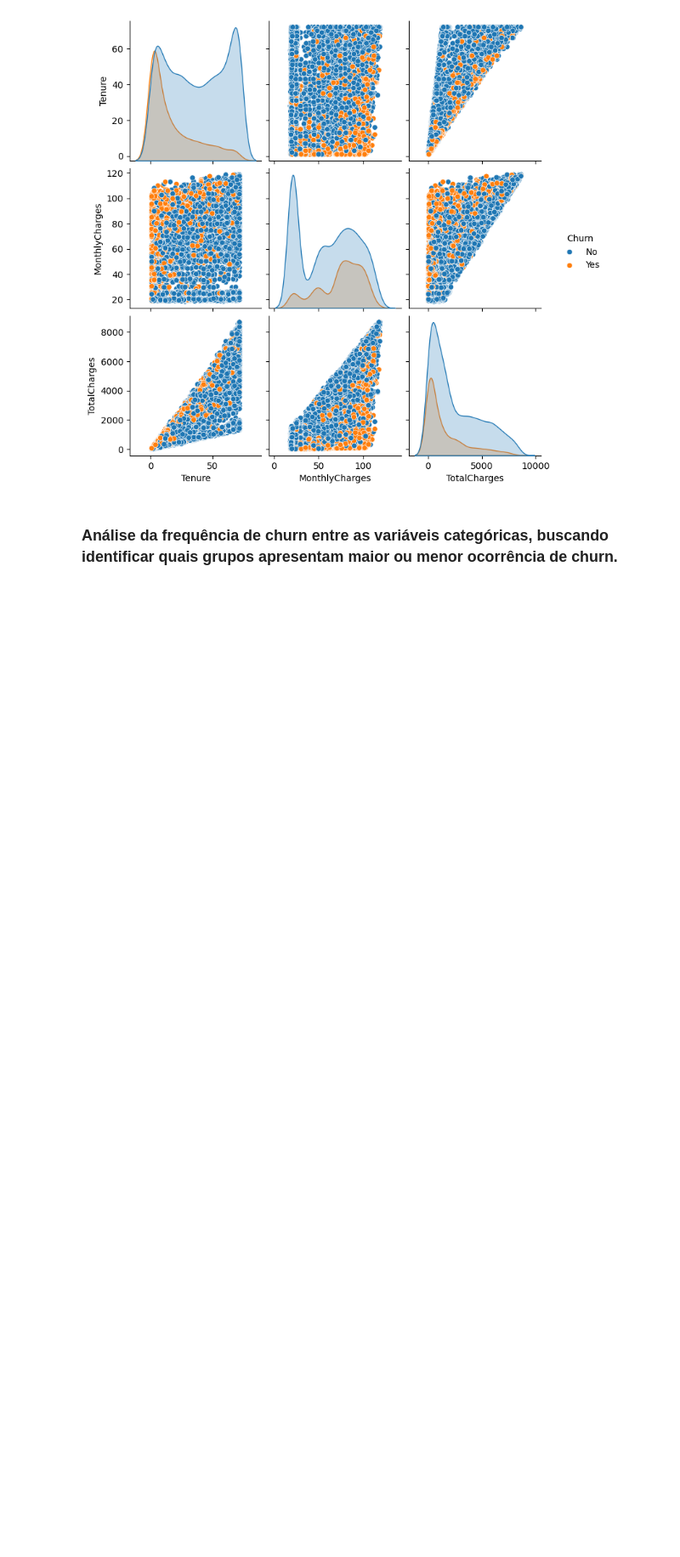
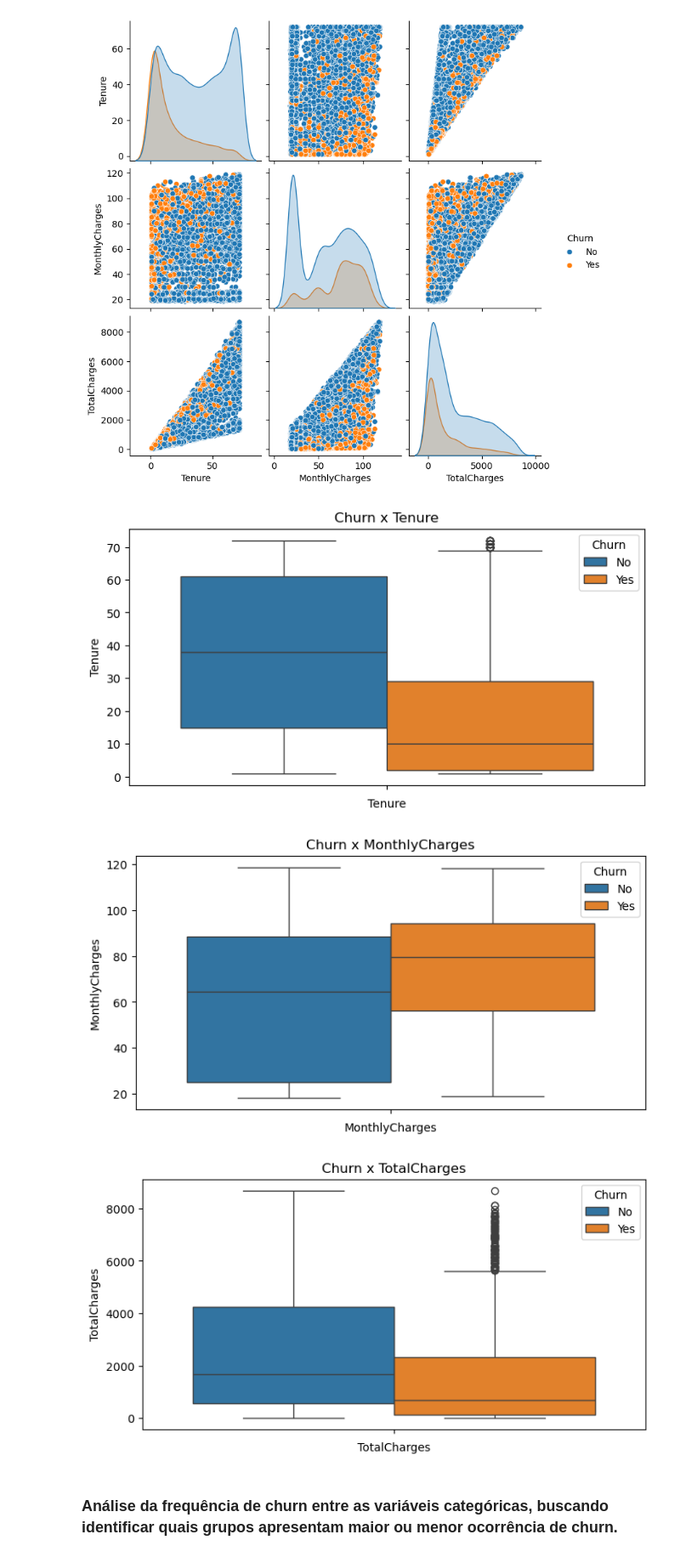
Before and after one commit to igao01/ds_telecom_churn, a Jupyter notebook: notebooks/eda_telco_churn.ipynb, the cells around one changed output. Shown at 85% size. Drawn from its saved outputs; the diff is of its cells as text; code cells hidden in the pictures; blank space fills up the shorter version.

```diff
--- a/notebooks/eda_telco_churn.ipynb
+++ b/notebooks/eda_telco_churn.ipynb
@@ -15,11 +15,11 @@ df_eda.head(1)
 | 0 | 7590-VHVEG | Female | No | Yes | No | 1 | No | No phone service | ... |
 # %%
 TARGET_COLUMN = 'Churn'
-NUMERIC_COLUMNS = ['Tenure', 'MonthlyCharges', 'TotalCharges']
+NUMERICAL_COLUMNS = ['Tenure', 'MonthlyCharges', 'TotalCharges']
 CATEGORICAL_COLUMNS = []
 
 for column in df_eda.columns:
-    if column not in NUMERIC_COLUMNS and column != TARGET_COLUMN and column != 'CustomerID':
+    if column not in NUMERICAL_COLUMNS and column != TARGET_COLUMN and column != 'CustomerID':
         CATEGORICAL_COLUMNS.append(column)
 # %% [markdown]
 ## Identificando proporção de Churn nos dados
@@ -45,6 +45,19 @@ sns.pairplot(data=df_eda, hue=TARGET_COLUMN)
 # %% [output]
 <seaborn.axisgrid.PairGrid at 0x...>
 [figure]
+# %%
+for column in NUMERICAL_COLUMNS:
+    fig, ax = plt.subplots(figsize=(8,4))
+
+    sns.boxplot(data=df_eda, y=column, hue=TARGET_COLUMN)
+
+    ax.set_title(f'{TARGET_COLUMN} x {column}')
+    ax.set_xlabel(column)
+    plt.show()
+# %% [output]
+[figure, added]
+[figure, added]
+[figure, added]
 # %% [markdown]
 ### Análise da frequência de churn entre as variáveis categóricas, buscando identificar quais grupos apresentam maior ou menor ocorrência de churn.
 # %%
```
Also changed, not shown: parts of 9 cells of this notebook.
